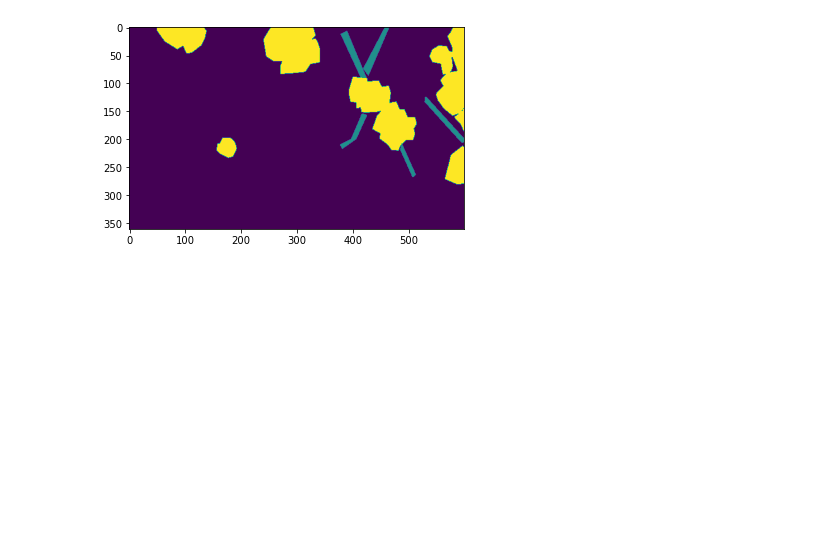
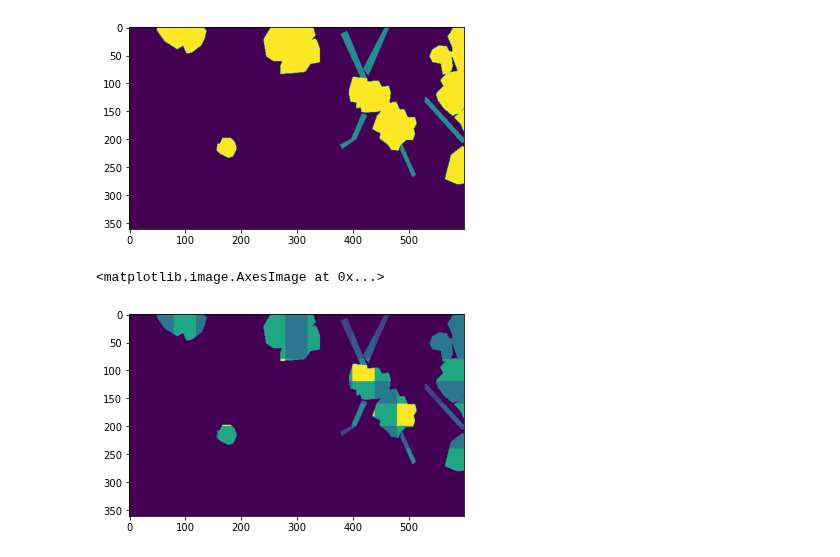
Before and after one commit to mayrajeo/drone_detector, a Jupyter notebook: nbs/01_tiling.ipynb, the cells around one changed output. Drawn from its saved outputs; the diff is of its cells as text; code cells hidden in the pictures; blank space fills up the shorter version.

```diff
--- a/nbs/01_tiling.ipynb
+++ b/nbs/01_tiling.ipynb
@@ -200,3 +209,9 @@ plt.imshow(mosaic[0])
+# %%
+with rio.open('example_data/tiles/rasterized_vector_tiles/mosaic.tif') as mos: mosaic = mos.read()
+plt.imshow(mosaic[0])
+# %% [output]
+<matplotlib.image.AxesImage at 0x...>
+[figure, added]
 # %%
 # hide
 
```
Also changed, not shown: parts of 4 cells of this notebook, 30 other files.
